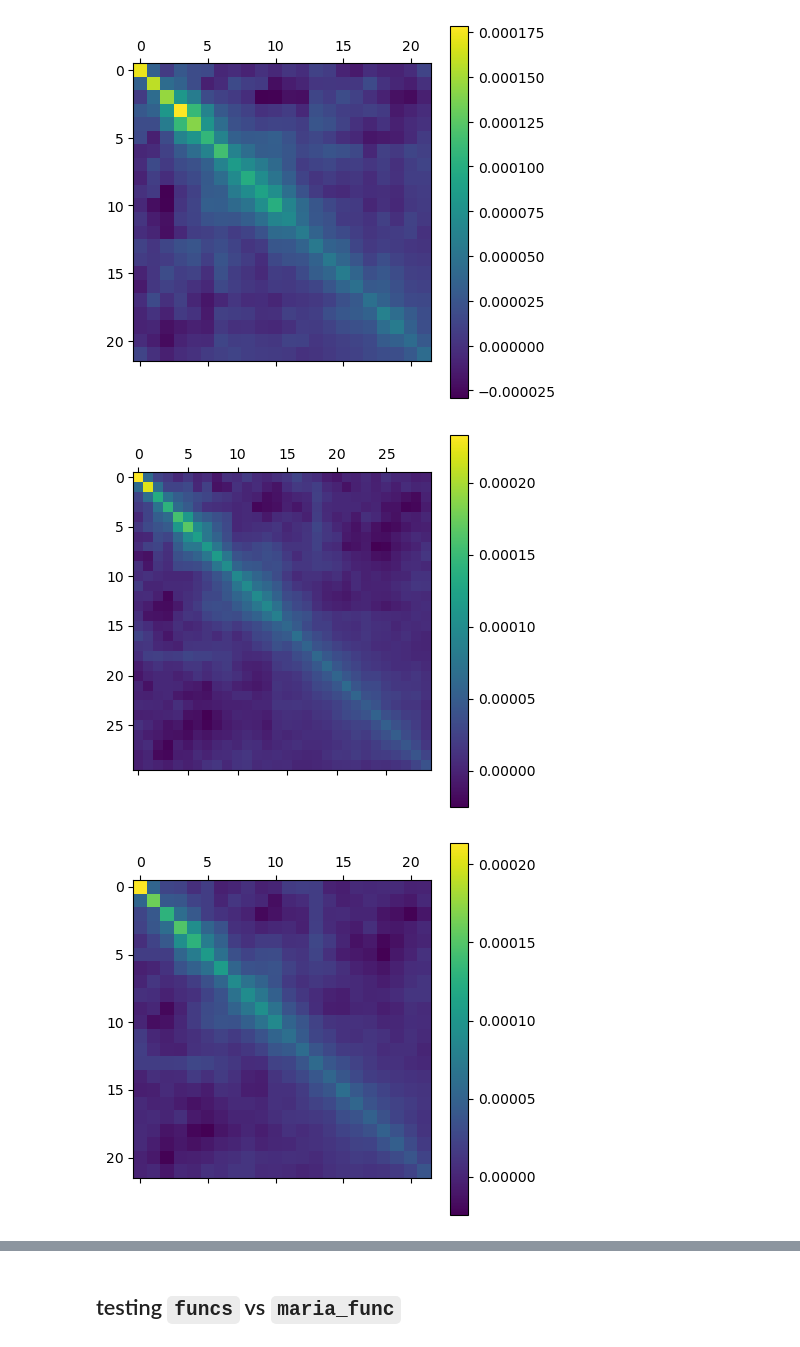
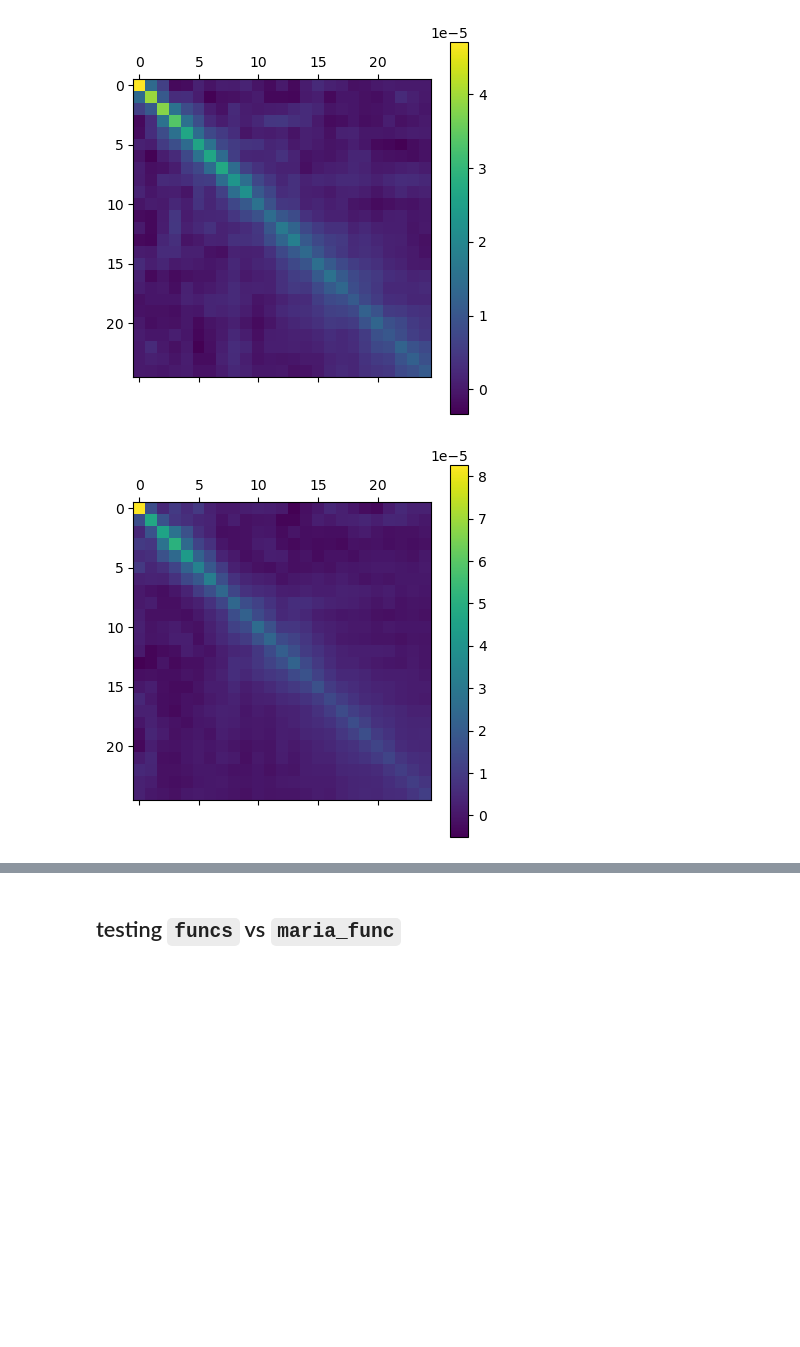
Before and after one commit to francaporaso/modified_gravity, a Jupyter notebook: diferencias.ipynb, the cells around one changed output, grey strips where cells are left out. Drawn from its saved outputs; the diff is of its cells as text; code cells hidden in the pictures; blank space fills up the shorter version.

```diff
--- a/diferencias.ipynb
+++ b/diferencias.ipynb
@@ -63,11 +117,11 @@ for key,value in f.items():
             'covDSx':value[2].data.DSigma_X.reshape(ndots,ndots),
         }
 # %%
-c = ['r','b','g','c']
+c = ['b','r','g','c','C0','C1']
 
 fig, (ax1,ax2) = plt.subplots(2,2,
-                             figsize=(10,10),
-                             sharex=True)
+                             figsize=(13,13),
+                             sharex=True, sharey=False)
 ax1[0].axhline(0,ls=':',c='gray')
 for i,(key,value) in enumerate(p.items()):
     ax1[0].errorbar(value['Rp'], value['S'], np.sqrt(np.diag(value['covS'])),
@@ -78,14 +132,27 @@ for i,(key,value) in enumerate(p.items()):
 
     ax2[1].errorbar(value['Rp'], value['DSx'], np.sqrt(np.diag(value['covDSx'])),
                  label=key, fmt='x', c=c[i], capsize=3)
+    ax2[1].plot(value['Rp'], value['DSx'],
+                 '-', c=c[i])
 
 ax2[0].axhline(0,ls=':',c='gray')
 ax2[1].axhline(0,ls=':',c='gray')
+
+# ax1[0].text(2.0, -.05, f'$R_v \\in [{f["LCDM_6R"][0].header["rv_min"]},{f["LCDM_6R"][0].header["rv_max"]}) Mpc/h$')
+# ax1[0].text(2.0, -.06, f'$z \\in [{f["LCDM_6R"][0].header["z_min"]},{f["LCDM_6R"][0].header["z_max"]})$')
+# ax1[0].text(2.0, -.07, f'N = {f["LCDM_6R"][0].header["nvoids"]}', c='b')
+# ax1[0].text(2.0, -.08, f'N = {f["fR_6R"][0].header["nvoids"]}', c='r')
 
 ax2[0].set_xlabel('$R/R_v$')
 ax1[0].set_ylabel('$\\Sigma / R_v$')
 ax2[0].set_ylabel('$\\Delta \\Sigma / R_v$')
 ax1[0].legend()
 
-plt.subplots_adjust(wspace=0.15, hspace=0.15)
+ax1[0].grid(True)
+for ax in ax2:
+    # ax.set_ylim(-0.08,0.02)
+    ax.grid(True)
+plt.subplots_adjust(wspace=0.05, hspace=0.05)
+
+# plt.savefig('results/cut4.png',dpi=300)
 # %% [output]
@@ -93,9 +261,9 @@ plt.subplots_adjust(wspace=0.15, hspace=0.15)
 # %%
-c = ['r','b','g','c']
+# c = ['r','b','g','c']
 
 fig, (ax1,ax2) = plt.subplots(2,2,
                              figsize=(10,10),
-                             sharex=True)
+                             sharex=True, sharey=True)
 ax1[0].axhline(0,ls=':',c='gray')
 for i,(key,value) in enumerate(p.items()):
     ax1[0].plot(value['Rp'], np.sqrt(np.diag(value['covS'])),
@@ -123,8 +291,7 @@ plt.subplots_adjust(wspace=0.15, hspace=0.15)
 # %%
 for key,value in p.items():
-    plt.matshow(value['covDSx'])
+    plt.matshow(value['covDSt'])
     plt.colorbar()
 # %% [output]
-[figure, old version]
+[figure, new version]
-[figure, old version]
+[figure, new version]
-[figure, removed]
```
Also changed, not shown: parts of 10 cells of this notebook.
